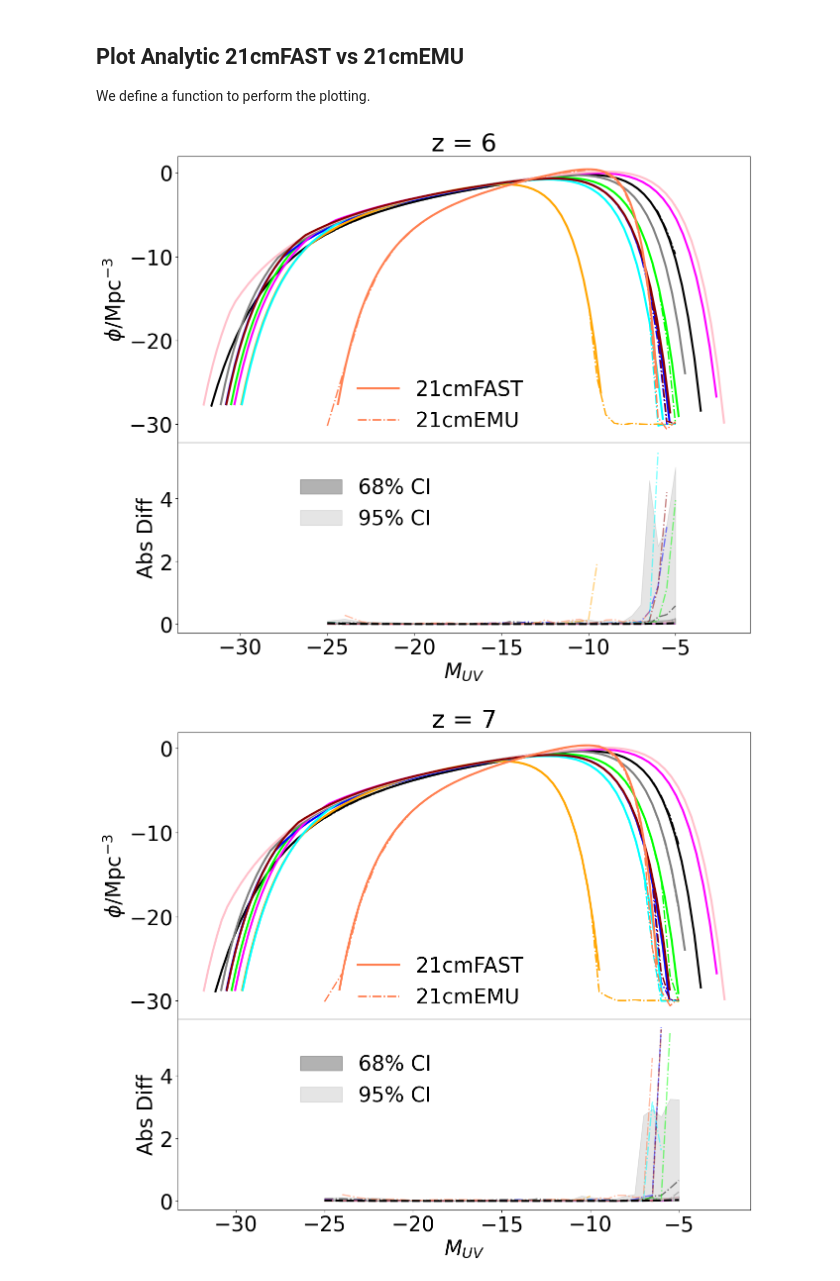
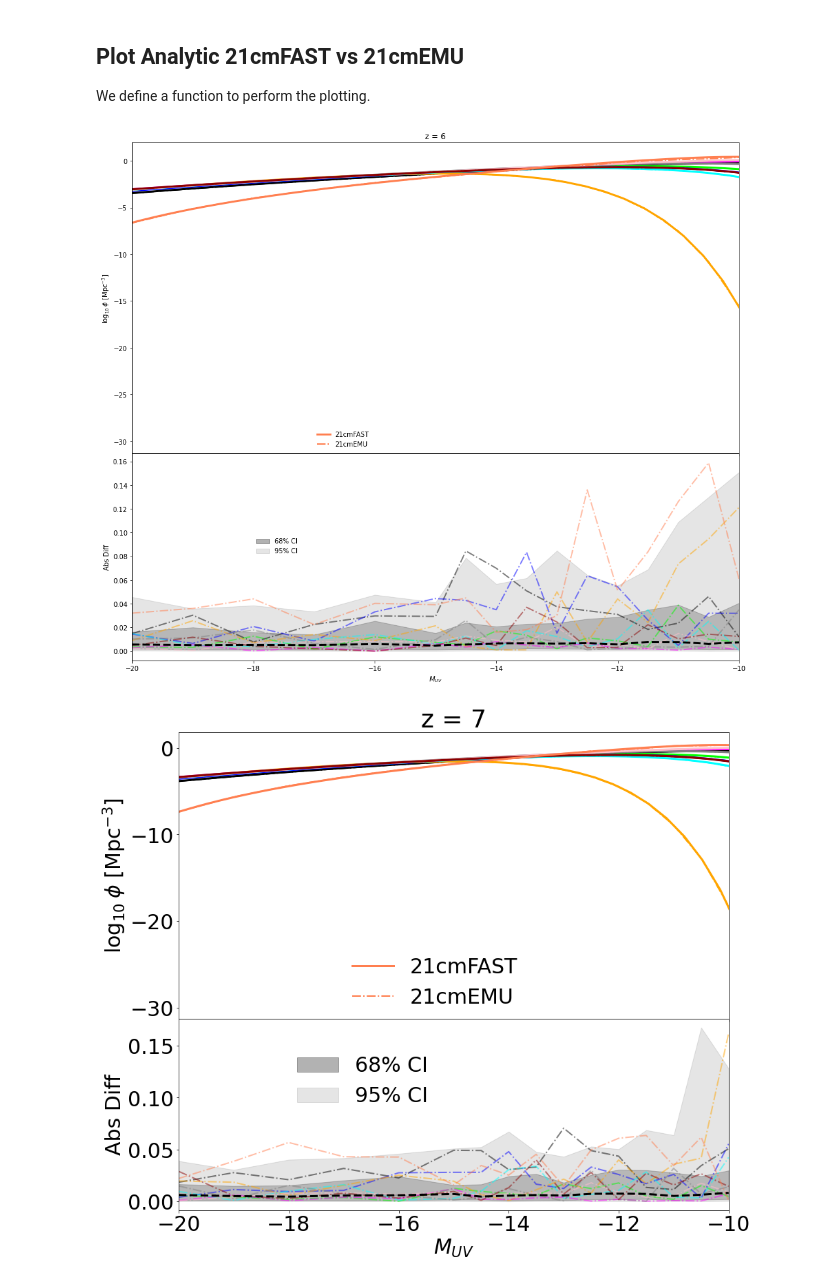
Before and after one commit to 21cmfast/21cmEMU, a Jupyter notebook: docs/tutorials/Tutorial_2.ipynb, the cells around one changed output. Drawn from its saved outputs; the diff is of its cells as text; code cells hidden in the pictures.

Commit message:
Changed input (put back log) and add tutorial

```diff
--- a/docs/tutorials/Tutorial_2.ipynb
+++ b/docs/tutorials/Tutorial_2.ipynb
@@ -16,3 +16,9 @@ from scipy.interpolate import interp1d
 from matplotlib import rcParams
 import matplotlib.patches as mpatches
 rcParams.update({'font.size': 30})
+# %%
+test_sample = np.load('Test_data_sample.npz')
+print(list(test_sample.keys()))
+test_params = test_sample['X_test']
+emu = Emulator()
+normed_input_params, output, output_errors = emu.predict(test_params, verbose = True)
@@ -79,6 +88,7 @@ def plot_true_vs_emu(x_emu, y_emu,
                      leg_loc = (0.5, 0.5),
                      N = 10, offset = 0,
                      cs = None):
+    rcParams.update({'font.size': 30})
     if cs is None:
         cs = ['k','lime','b', 'orange', 'cyan', 'magenta', 'grey', 'pink', 'darkred', 'coral']
     y_true_interp = np.zeros(y_emu.shape)
@@ -112,19 +122,18 @@ def plot_true_vs_emu(x_emu, y_emu,
     axs[0].set_ylabel(y_label)
     axs[1].set_ylabel(r'Abs Diff')
     axs[1].set_xlabel(x_label)
-    if xlims is not None:
-        plt.xlim(xlims[0], xlims[1])
+    plt.xlim(-20, -10)
     plt.tight_layout()
     plt.show()
 # %%
 for z_bin in range(4):
-    plot_true_vs_emu(MUV_emu, np.log10(UVLFs_emu[:,z_bin,:]),
+    plot_true_vs_emu(MUV_emu, UVLFs_emu[:,z_bin,:],
                      analytic_UVLFs[:,0,z_bin,:] , analytic_UVLFs[:,1,z_bin,:],
                      r'$M_{UV}$',
-                     r'$\phi$/Mpc$^{-3}$',
+                     r'log$_{10}\:\phi$ [Mpc$^{-3}$]',
                      leg_loc = (0.3,0.01),
                      title = 'z = %d'%output.UVLF_redshifts[z_bin],
                     )
 # %% [output]
-[figure, old version]
+[figure, new version]
-[figure, old version]
+[figure, new version]
```
Also changed, not shown: parts of 5 cells of this notebook, 6 other files.
